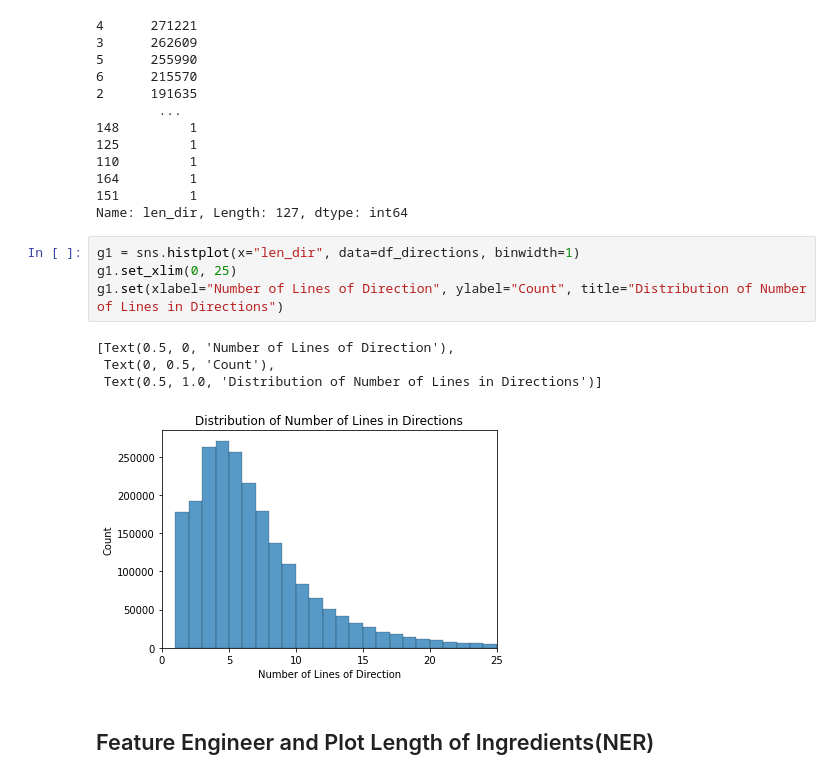
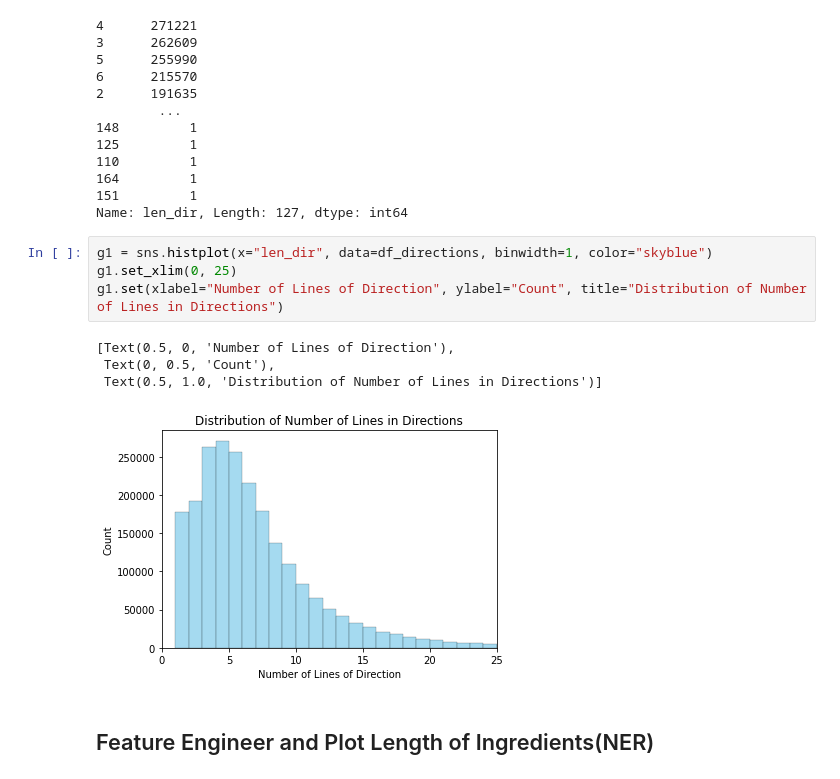
Before and after one commit to mobrien829/capstone-nlp-project, a Jupyter notebook: Tam/Recipe EDA.ipynb, the cells around one changed output. Saved outputs shown, nothing was run; the diff lists cells and outputs as text.

```diff
--- a/Tam/Recipe EDA.ipynb
+++ b/Tam/Recipe EDA.ipynb
@@ -134,14 +135,14 @@ df_directions.len_dir.value_counts()
 151         1
 Name: len_dir, Length: 127, dtype: int64
 # %%
-g1 = sns.histplot(x="len_dir", data=df_directions, binwidth=1)
+g1 = sns.histplot(x="len_dir", data=df_directions, binwidth=1, color="skyblue")
 g1.set_xlim(0, 25)
 g1.set(xlabel="Number of Lines of Direction", ylabel="Count", title="Distribution of Number of Lines in Directions")
 # %% [output]
 [Text(0.5, 0, 'Number of Lines of Direction'),
  Text(0, 0.5, 'Count'),
  Text(0.5, 1.0, 'Distribution of Number of Lines in Directions')]
-[figure, old version]
+[figure, new version]
 # %% [markdown]
 ## Feature Engineer and Plot Length of Ingredients(NER)
 # %%
```
Also changed, not shown: parts of 14 cells of this notebook, 1 other file.
